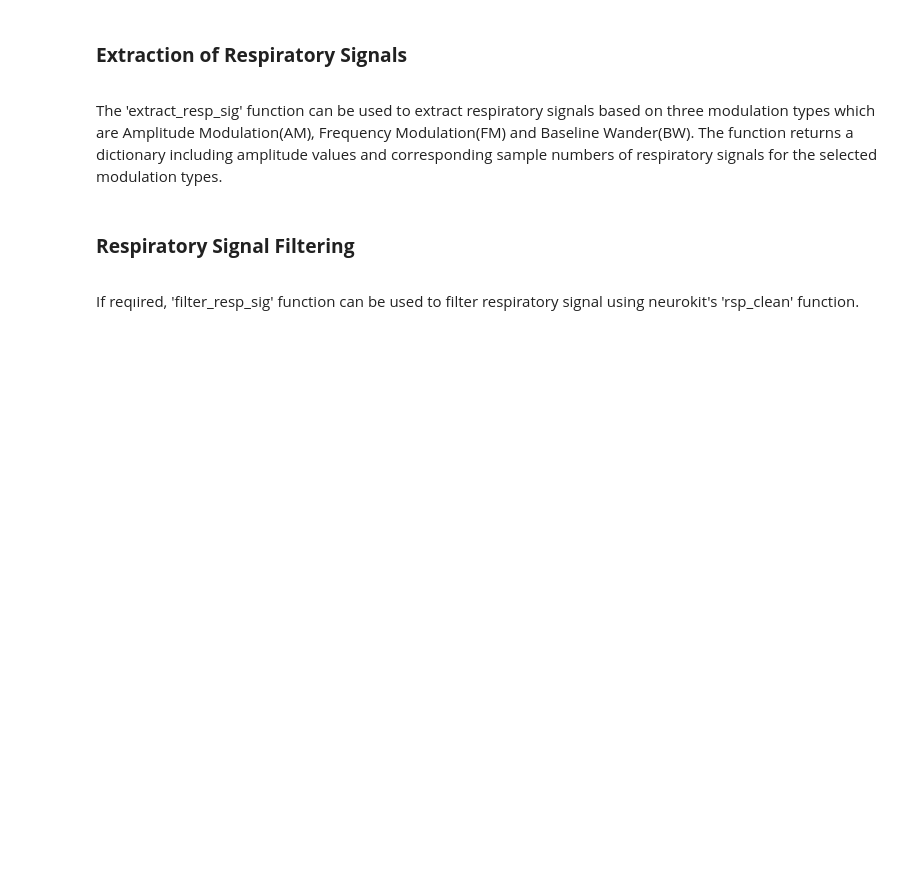
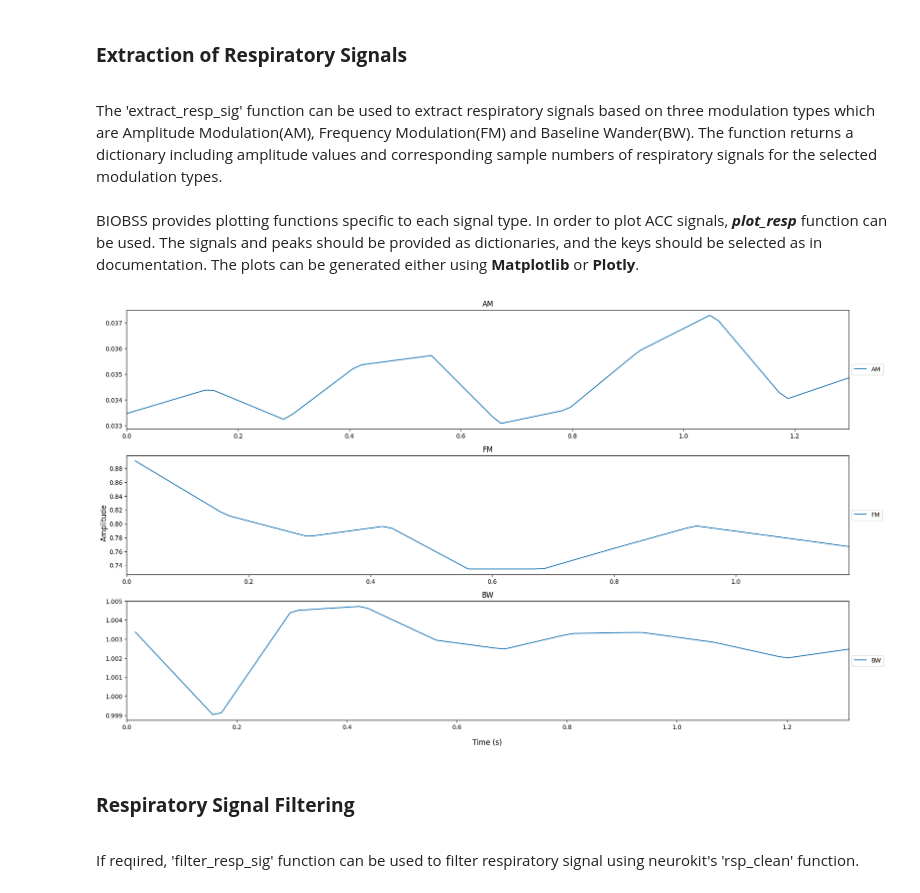
Before and after one commit to obss/BIOBSS, a Jupyter notebook: examples/respiratory_analysis.ipynb, the cells around one changed output. Saved outputs shown, nothing was run; the diff lists cells and outputs as text; code cells hidden in the pictures; blank space fills up the shorter version.

```diff
--- a/examples/respiratory_analysis.ipynb
+++ b/examples/respiratory_analysis.ipynb
@@ -78,3 +78,13 @@ x_fm=info['fm_x']
 
 y_bw=info['bw_y']
 x_bw=info['bw_x']
+# %% [markdown]
+BIOBSS provides plotting functions specific to each signal type. In order to plot ACC signals, ___plot_resp___ function can be used. The signals and peaks should be provided as dictionaries, and the keys should be selected as in documentation. The plots can be generated either using __Matplotlib__ or __Plotly__.
+# %%
+#Generate inputs as dictionaries
+signals = {'AM': {'x': x_am, 'y':y_am}, 'FM': {'x': x_fm, 'y':y_fm}, 'BW': {'x': x_bw, 'y':y_bw}}
+# %%
+#Plot respiratory signals using Matplotlib
+biobss.resptools.plot_resp(signals=signals, sampling_rate=fs, show_peaks=False)
+# %% [output]
+[figure, added]
```
Also changed, not shown: parts of 1 cell of this notebook, 13 other files.
